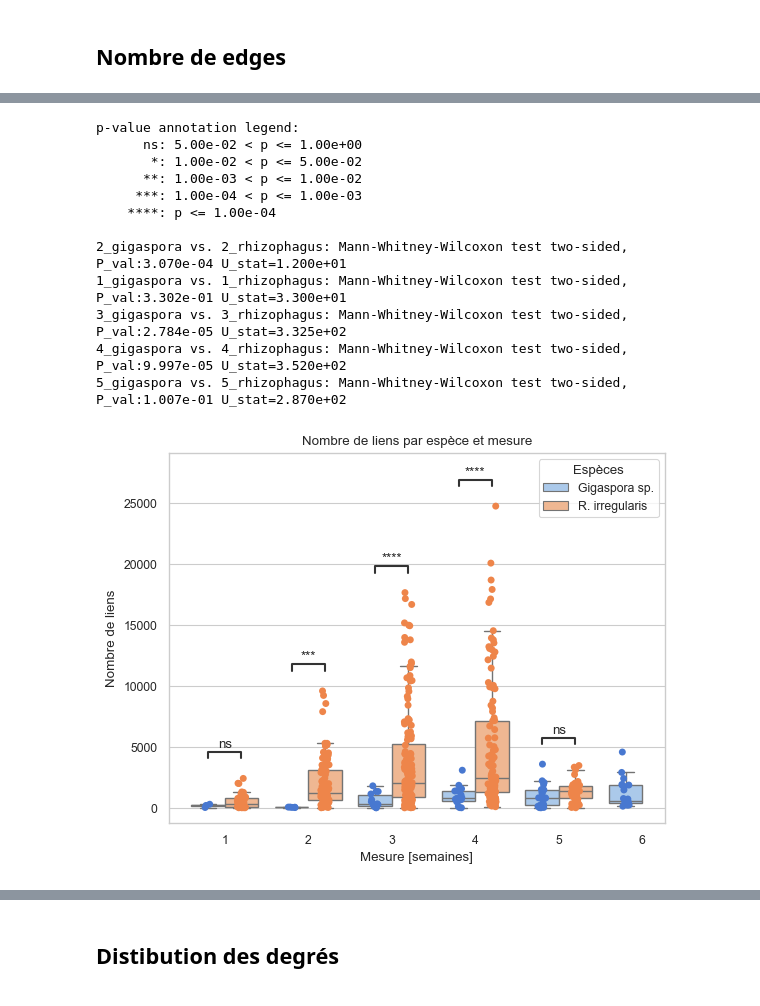
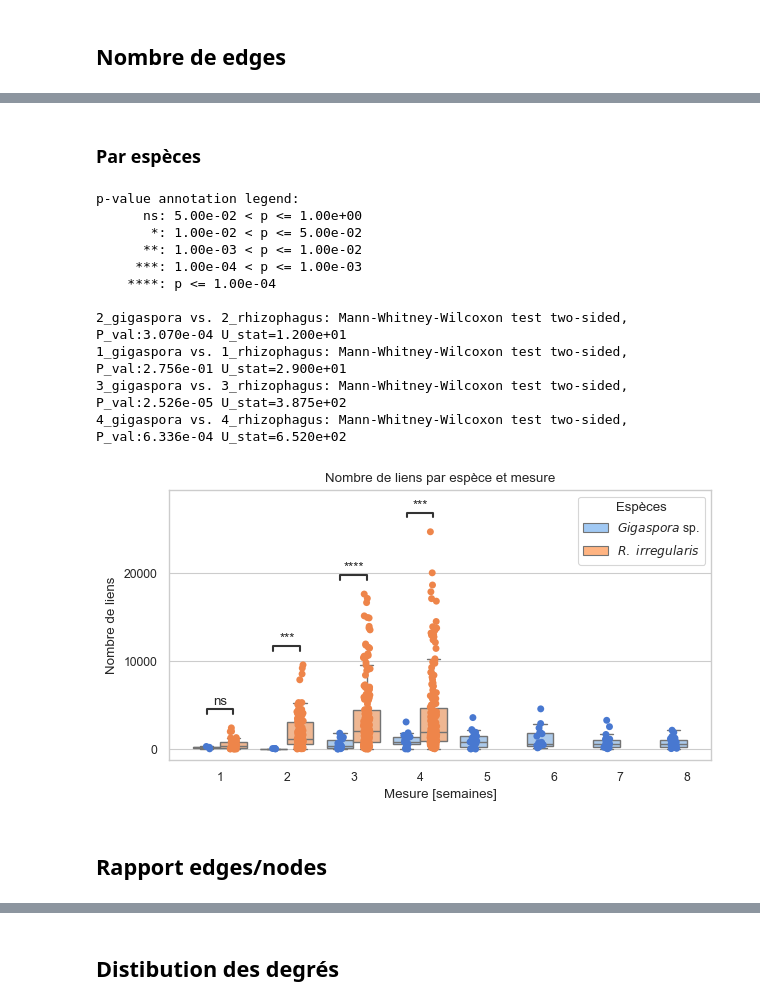
Before and after one commit to ReneeLocr/Masters_thesis, a Jupyter notebook: notebooks/data_analysis.ipynb, the cells around one changed output, grey strips where cells are left out. Saved outputs shown, nothing was run; the diff lists cells and outputs as text; code cells hidden in the pictures.

```diff
--- a/notebooks/data_analysis.ipynb
+++ b/notebooks/data_analysis.ipynb
@@ -16,2 +29,0 @@ data = pd.read_csv("data_clean.csv")
-# %%
-data["degrees"] = data["degrees"].apply(lambda x: [int(char) for char in str(x) if char.isdigit()])
@@ -85,0 +40,10 @@ sns.set_theme(style="whitegrid", context="paper", palette = "pastel")
+# %%
+pastel_blue = sns.color_palette("pastel")[0]  # Pour Gigaspora
+pastel_orange = sns.color_palette("pastel")[1]  # Pour Rhizophagus
+
+muted_blue = sns.color_palette("muted")[0]
+muted_orange = sns.color_palette("muted")[1]
+
+# Palettes custom
+palette_pastel = {"gigaspora": pastel_blue, "rhizophagus": pastel_orange}
+palette_muted = {"gigaspora": muted_blue, "rhizophagus": muted_orange}
@@ -86,2 +52,8 @@ sns.set_theme(style="whitegrid", context="paper", palette = "pastel")
+# %%
+box_lines = [child for child in ax.get_children() if isinstance(child, plt.Line2D)]
+box_outline_color = box_lines[0].get_color()
+# %%
+custom_legend = [Patch(facecolor=pastel_blue, edgecolor=box_outline_color, label=r"$\it{Gigaspora}$ sp."),
+                 Patch(facecolor=pastel_orange, edgecolor=box_outline_color, label=r"$\it{R.\ irregularis}$")]
 # %% [markdown]
 # Mesures de base
@@ -167,35 +143,43 @@ ax.get_figure().savefig("edges_clean", dpi=250, bbox_inches='tight', pad_inches=
+# %% [markdown]
+### Par espèces
 # %%
-ax = sns.boxplot(x = "mesure", y="edges", data=data, palette = "pastel", hue = "sp", showfliers = False)
+fig, ax = plt.subplots(figsize=(7, 3.5))
 
-sns.stripplot(x="mesure", y="edges", hue = "sp", data=data, palette = "muted", dodge = True, legend = False)
+ax = sns.boxplot(x="mesure", y="edges", data=data,
+            palette=palette_pastel, hue="sp", showfliers=False)
 
-handles, labels = ax.get_legend_handles_labels()
-ax.legend(title='Espèces', handles = handles, labels = ["Gigaspora sp.", "R. irregularis"])
+sns.stripplot(x="mesure", y="edges", hue="sp", data=data,
+              palette=palette_muted, dodge=True, legend=False)
+
+ax.legend(title='Espèces', handles=custom_legend,
+          loc="upper right")
+          # bbox_to_anchor=(1.05, 1), loc="upper left")
+
 ax.set_title("Nombre de liens par espèce et mesure")
 ax.set_ylabel("Nombre de liens")
 ax.set_xlabel("Mesure [semaines]")
+ax.set_yticks([0, 10000, 20000])
 
-unique_mesures = [1, 2, 3, 4, 5]
-# unique_mesures = data["mesure"].unique()
-pairs = [((m, "gigaspora"), (m, "rhizophagus")) for m in unique_mesures] # avoir le meme nombre de mesures
+unique_mesures = [1, 2, 3, 4]
+pairs = [((m, "gigaspora"), (m, "rhizophagus")) for m in unique_mesures]
 
-from statannotations.Annotator import Annotator
-annotator = Annotator(ax, pairs, data=data, x="mesure", y="edges", hue = "sp")
+annotator = Annotator(ax, pairs, data=data, x="mesure", y="edges", hue="sp")
 annotator.configure(test='Mann-Whitney', text_format='star', loc='inside')
 annotator.apply_and_annotate()
 
-ax.get_figure().savefig("edges_fr", dpi=250, bbox_inches='tight', pad_inches=0.1)
+fig.savefig("edges", dpi=250, bbox_inches="tight", pad_inches=0.1)
 # %% [output]
 p-value annotation legend:
       ns: 5.00e-02 < p <= 1.00e+00
        *: 1.00e-02 < p <= 5.00e-02
       **: 1.00e-03 < p <= 1.00e-02
      ***: 1.00e-04 < p <= 1.00e-03
     ****: p <= 1.00e-04
 
 2_gigaspora vs. 2_rhizophagus: Mann-Whitney-Wilcoxon test two-sided, P_val:3.070e-04 U_stat=1.200e+01
-1_gigaspora vs. 1_rhizophagus: Mann-Whitney-Wilcoxon test two-sided, P_val:3.302e-01 U_stat=3.300e+01
-3_gigaspora vs. 3_rhizophagus: Mann-Whitney-Wilcoxon test two-sided, P_val:2.784e-05 U_stat=3.325e+02
-4_gigaspora vs. 4_rhizophagus: Mann-Whitney-Wilcoxon test two-sided, P_val:9.997e-05 U_stat=3.520e+02
-5_gigaspora vs. 5_rhizophagus: Mann-Whitney-Wilcoxon test two-sided, P_val:1.007e-01 U_stat=2.870e+02
+1_gigaspora vs. 1_rhizophagus: Mann-Whitney-Wilcoxon test two-sided, P_val:2.756e-01 U_stat=2.900e+01
+3_gigaspora vs. 3_rhizophagus: Mann-Whitney-Wilcoxon test two-sided, P_val:2.526e-05 U_stat=3.875e+02
+4_gigaspora vs. 4_rhizophagus: Mann-Whitney-Wilcoxon test two-sided, P_val:6.336e-04 U_stat=6.520e+02
-[figure, old version]
+[figure, new version]
+# %% [markdown]
+## Rapport edges/nodes
```
Also changed, not shown: parts of 132 cells of this notebook, 4 other files.
